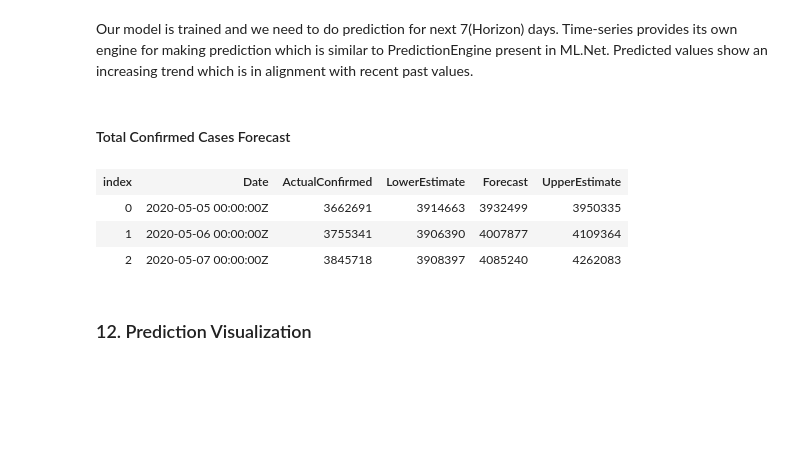
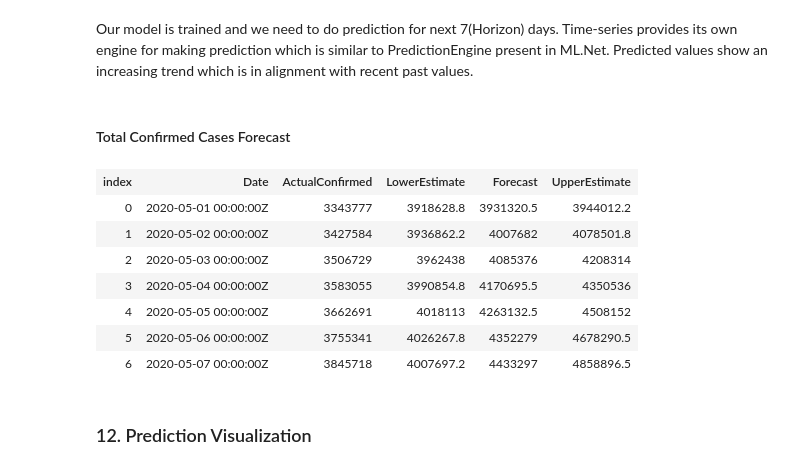
Before and after one commit to praveenraghuvanshi/covid-19, a Jupyter notebook: part-2/Part-2-COVID-19-mlnet-prediction.ipynb, the cells around one changed output. Drawn from its saved outputs; the diff is of its cells as text; code cells hidden in the pictures; blank space fills up the shorter version.

```diff
--- a/part-2/Part-2-COVID-19-mlnet-prediction.ipynb
+++ b/part-2/Part-2-COVID-19-mlnet-prediction.ipynb
@@ -416,7 +430,7 @@ Time-series provides its own engine for making prediction which is similar to Pr
 # %%
 var forecasts = forecastingEngine.Predict();
 # %%
-var forecastOuputs = context.Data.CreateEnumerable<ConfirmedData>(testData, reuseRowObject: false)
+var forecastOutputs = context.Data.CreateEnumerable<ConfirmedData>(testData, reuseRowObject: false)
                 .Take(HORIZON)
                 .Select((ConfirmedData confirmedData, int index) =>
                 {
@@ -427,37 +441,41 @@ var forecastOuputs = context.Data.CreateEnumerable<ConfirmedData>(testData, reus
                     return new ForecastOutput
                     {
                         ActualConfirmed = confirmedData.TotalConfirmed,
                         Date = confirmedData.Date,
                         Forecast = estimate,
                         LowerEstimate = lowerEstimate,
                         UpperEstimate = upperEstimate
                     };
                 });
 
 PrimitiveDataFrameColumn<DateTime> forecastDates = new PrimitiveDataFrameColumn<DateTime>("Date"); // Default length is 0.
 PrimitiveDataFrameColumn<float> actualConfirmedCases = new PrimitiveDataFrameColumn<float>("ActualConfirmed"); // Makes a column of length 3. Filled with nulls initially
 PrimitiveDataFrameColumn<float> forecastCases = new PrimitiveDataFrameColumn<float>("Forecast"); // Makes a column of length 3. Filled with nulls initially
 PrimitiveDataFrameColumn<float> lowerEstimates = new PrimitiveDataFrameColumn<float>("LowerEstimate"); // Makes a column of length 3. Filled with nulls initially
 PrimitiveDataFrameColumn<float> upperEstimates = new PrimitiveDataFrameColumn<float>("UpperEstimate"); // Makes a column of length 3. Filled with nulls initially
 
-foreach (var output in forecastOuputs)
+foreach (var output in forecastOutputs)
 {
     forecastDates.Append(output.Date);
     actualConfirmedCases.Append(output.ActualConfirmed);
     forecastCases.Append(output.Forecast);
     lowerEstimates.Append(output.LowerEstimate);
     upperEstimates.Append(output.UpperEstimate);
 }
 
 display(h4("Total Confirmed Cases Forecast"));
 var forecastDataFrame = new DataFrame(forecastDates, actualConfirmedCases, lowerEstimates, forecastCases, upperEstimates);
 display(forecastDataFrame)
 # %% [output]
 Total Confirmed Cases Forecast
 | index | Date | ActualConfirmed | LowerEstimate | Forecast | UpperEstimate |
-| 0 | 2020-05-05 00:00:00Z | 3662691 | 3914663 | 3932499 | 3950335 |
-| 1 | 2020-05-06 00:00:00Z | 3755341 | 3906390 | 4007877 | 4109364 |
-| 2 | 2020-05-07 00:00:00Z | 3845718 | 3908397 | 4085240 | 4262083 |
+| 0 | 2020-05-01 00:00:00Z | 3343777 | 3918628.8 | 3931320.5 | 3944012.2 |
+| 1 | 2020-05-02 00:00:00Z | 3427584 | 3936862.2 | 4007682 | 4078501.8 |
+| 2 | 2020-05-03 00:00:00Z | 3506729 | 3962438 | 4085376 | 4208314 |
+| 3 | 2020-05-04 00:00:00Z | 3583055 | 3990854.8 | 4170695.5 | 4350536 |
+| 4 | 2020-05-05 00:00:00Z | 3662691 | 4018113 | 4263132.5 | 4508152 |
+| 5 | 2020-05-06 00:00:00Z | 3755341 | 4026267.8 | 4352279 | 4678290.5 |
+| 6 | 2020-05-07 00:00:00Z | 3845718 | 4007697.2 | 4433297 | 4858896.5 |
 # %% [markdown]
 ### 12. Prediction Visualization
 # %%
```
Also changed, not shown: parts of 6 cells of this notebook, 1 other file.
